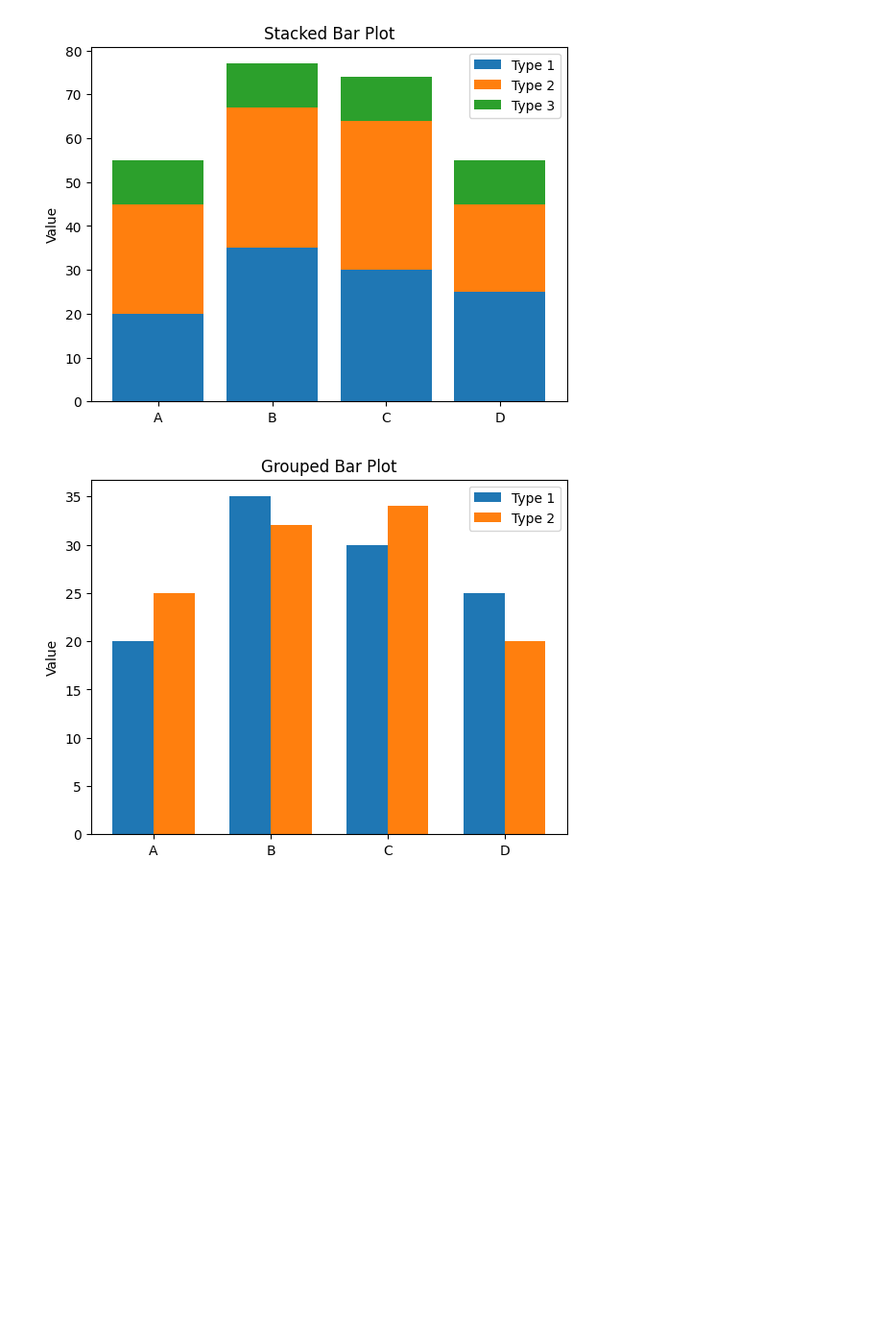
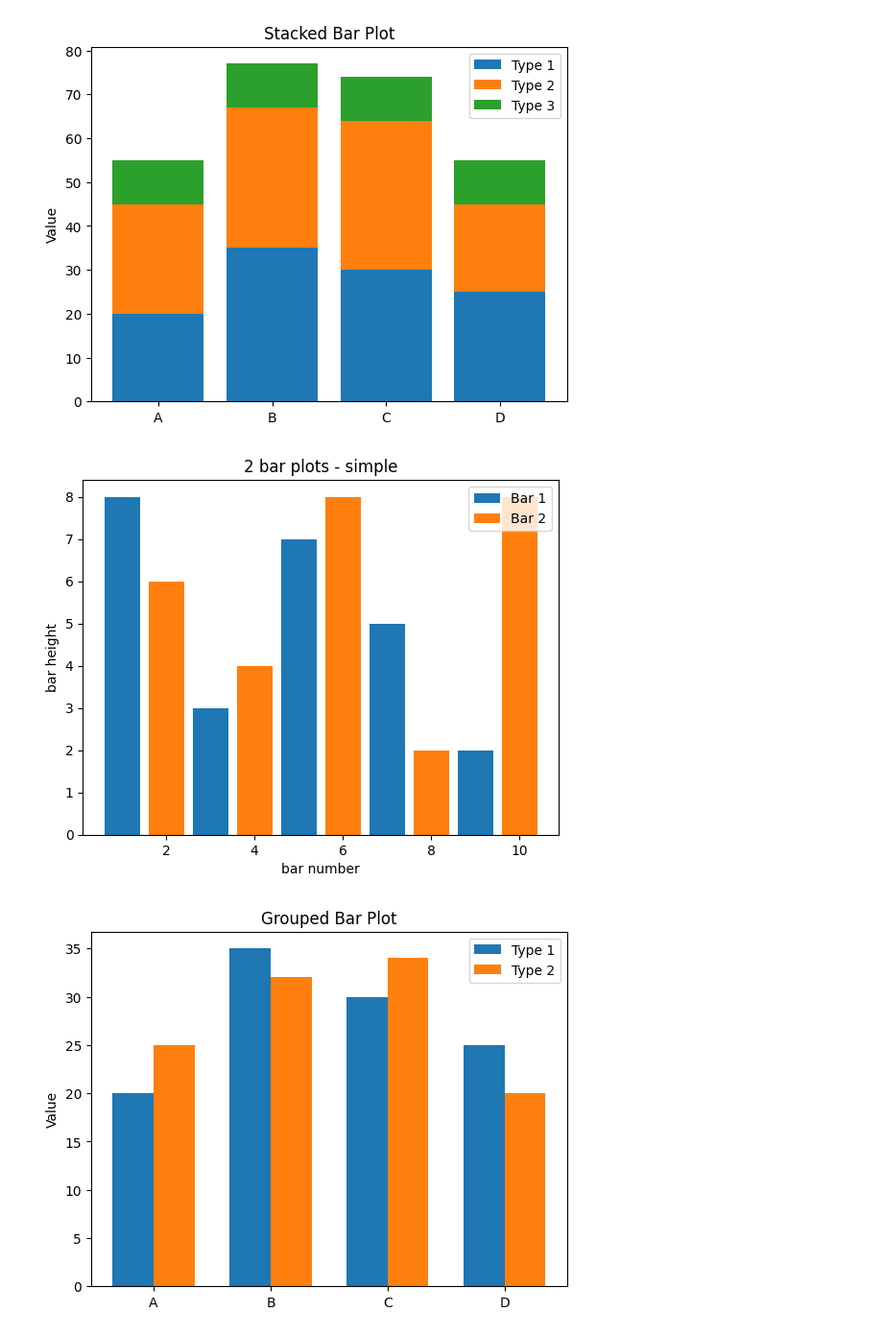
Before and after one commit to trmuba2502/Python, a Jupyter notebook: matplotlib note/matplot.ipynb, the cells around one changed output. Shown at 96% size. Saved outputs shown, nothing was run; the diff lists cells and outputs as text; code cells hidden in the pictures; blank space fills up the shorter version.

```diff
--- a/matplotlib note/matplot.ipynb
+++ b/matplotlib note/matplot.ipynb
@@ -145,6 +145,28 @@ plt.legend()
 plt.show()
 # %% [output]
 [figure]
+# %%
+x1 = np.array([1, 3, 5, 7, 9])
+y1 = np.array([8, 3, 7, 5, 2])
+
+x2 = np.array([2, 4, 6, 8, 10])
+y2 = np.array([6, 4, 8, 2, 8])
+
+# Fill bar plot 1
+plt.bar(x1, y1, label="Bar 1")
+# Fill bar plot 2
+plt.bar(x2, y2, label="Bar 2")
+plt.legend()
+plt.xlabel('bar number')
+plt.ylabel('bar height')
+plt.title('2 bar plots - simple')
+plt.show()
+
+# If want x axis to appear from 1 to 10, add this command
+# full_x = np.concatenate([x1, x2])
+# plt.xticks(full_x)
+# %% [output]
+[figure, added]
 # %%
 
 import numpy as np
```
Also changed, not shown: parts of 1 cell of this notebook.
